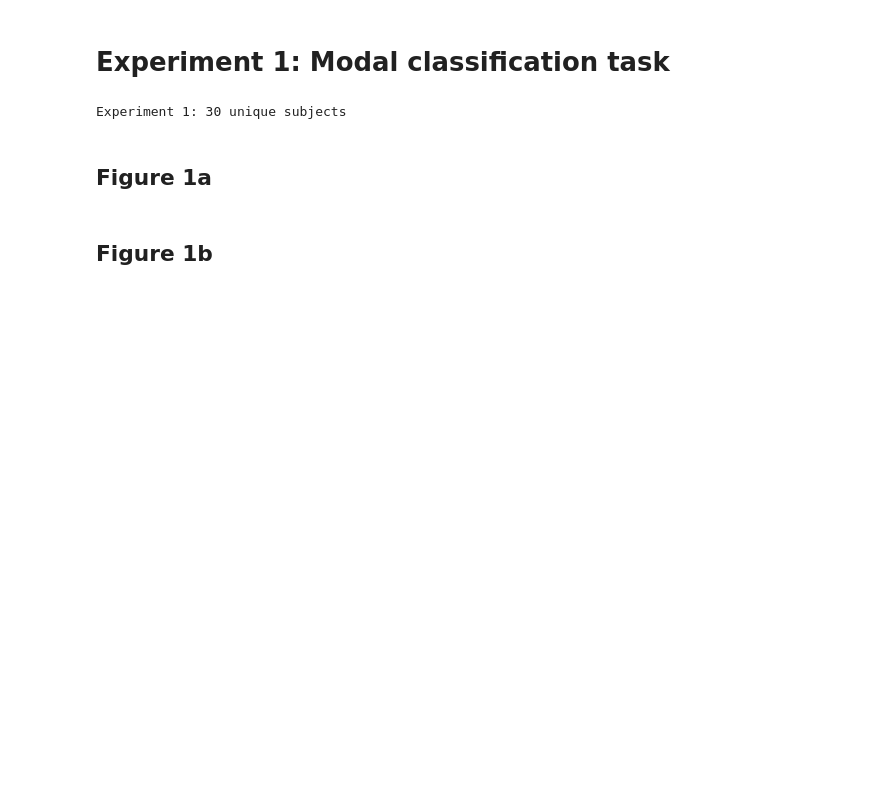
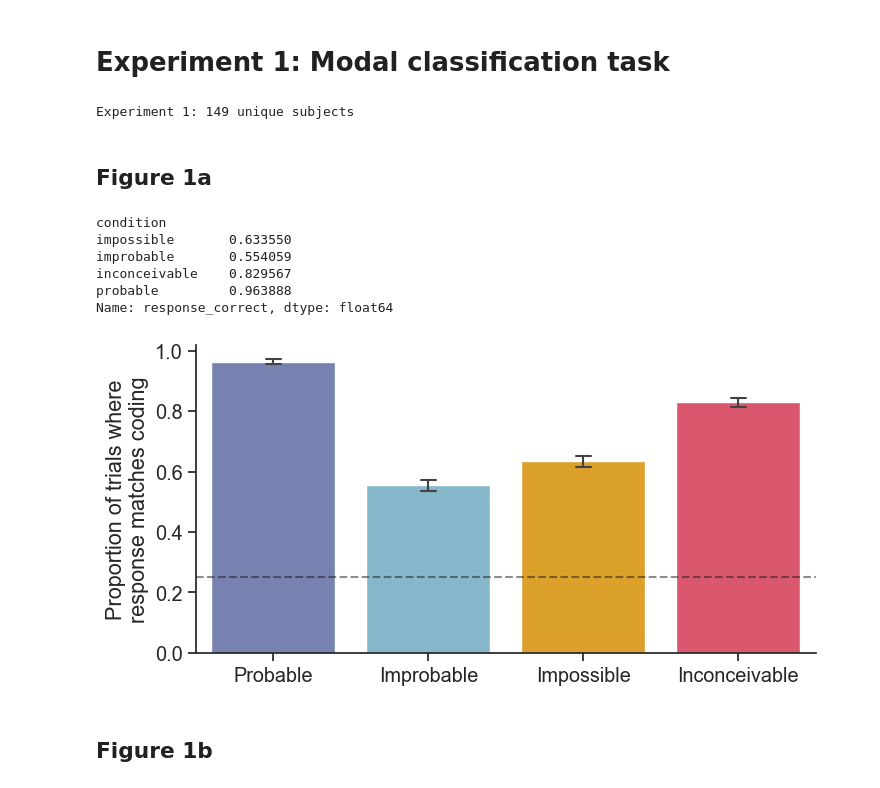
Before and after one commit to jennhu/shades-of-zero, a Jupyter notebook: analysis/figures.ipynb, the cells around one changed output. Cells and saved outputs as stored; diff of their text form; code cells hidden in the pictures; blank space fills up the shorter version.

Commit message:
Add experiment 1 figures

```diff
--- a/analysis/figures.ipynb
+++ b/analysis/figures.ipynb
@@ -69,47 +69,55 @@ def render(outpath=None):
 # %% [markdown]
 # Experiment 1: Modal classification task
 # %%
-# # Helper function for labeling whether a response matches the underlying condition.
-# def is_correct(response, condition):
-#     condition_coarse = condition.split("_")[0]
-#     if response == condition_coarse:
-#         return True
-#     elif response == "nonsense" and condition_coarse == "inconceivable":
-#         return True
-#     else:
-#         return False
+# Helper function for labeling whether a response matches the underlying condition.
+def is_correct(response, condition):
+    condition_coarse = condition.split("_")[0]
+    if response == condition_coarse:
+        return True
+    elif response == "nonsense" and condition_coarse == "inconceivable":
+        return True
+    else:
+        return False
 
-# exp1 = pd.read_csv("../data/exp1_human_classification/critical.csv")
-# exp1["response_correct"] = exp1.apply(
-#     lambda r: is_correct(r.response_label, r.condition),
-#     axis=1
-# )
-# print(f"Experiment 1: {exp1.subject_id.nunique()} unique subjects")
+exp1 = pd.read_csv("../data/exp1_human_classification/trial_data.csv")
+exp1["response_correct"] = exp1.apply(
+    lambda r: is_correct(r.response_label, r.condition),
+    axis=1
+)
+print(f"Experiment 1: {exp1.subject_id.nunique()} unique subjects")
 # %% [output]
-Experiment 1: 30 unique subjects
+Experiment 1: 149 unique subjects
 # %% [markdown]
 ## Figure 1a
 # %%
-# ax = sns.barplot(
-#     data=exp1,
-#     x="condition",
-#     y="response_correct",
-#     hue="condition",
-#     legend=False,
-#     order=CONDS,
-#     palette=COND_PAL,
-#     capsize=0.1,
-#     err_kws=dict(linewidth=1.5)
-# )
-# ax.set_xticks(range(len(CONDS)))
-# ax.set_xticklabels([c.replace(" ", "\n") for c in PRETTY_CONDS])
-# ax.set_xlabel("")
-# ax.set_ylabel("Proportion of trials where\nresponse matches coding")
-# ax.axhline(0.25, linestyle="--", color="k", alpha=0.5)
-# plt.gcf().set_size_inches(10,4)
-# sns.despine()
-# render("fig1a_exp1_proportion_correct.pdf")
-# exp1.groupby("condition").response_correct.mean()
+ax = sns.barplot(
+    data=exp1,
+    x="condition",
+    y="response_correct",
+    hue="condition",
+    legend=False,
+    order=CONDS[:-1],
+    palette=COND_PAL,
+    capsize=0.1,
+    err_kws=dict(linewidth=1.5)
+)
+ax.set_xticks(range(len(CONDS)-1))
+ax.set_xticklabels([c.replace(" ", "\n") for c in PRETTY_CONDS[:-1]])
+ax.set_xlabel("")
+ax.set_ylabel("Proportion of trials where\nresponse matches coding")
+ax.axhline(0.25, linestyle="--", color="k", alpha=0.5)
+plt.gcf().set_size_inches(8,4)
+sns.despine()
+render("fig1a_exp1_proportion_correct.pdf")
+exp1.groupby("condition").response_correct.mean()
+# %% [output]
+condition
+impossible       0.633550
+improbable       0.554059
+inconceivable    0.829567
+probable         0.963888
+Name: response_correct, dtype: float64
+[figure, added]
 # %% [markdown]
 ## Figure 1b
 # %%
```
Also changed, not shown: parts of 1 cell of this notebook, 2 other files.
